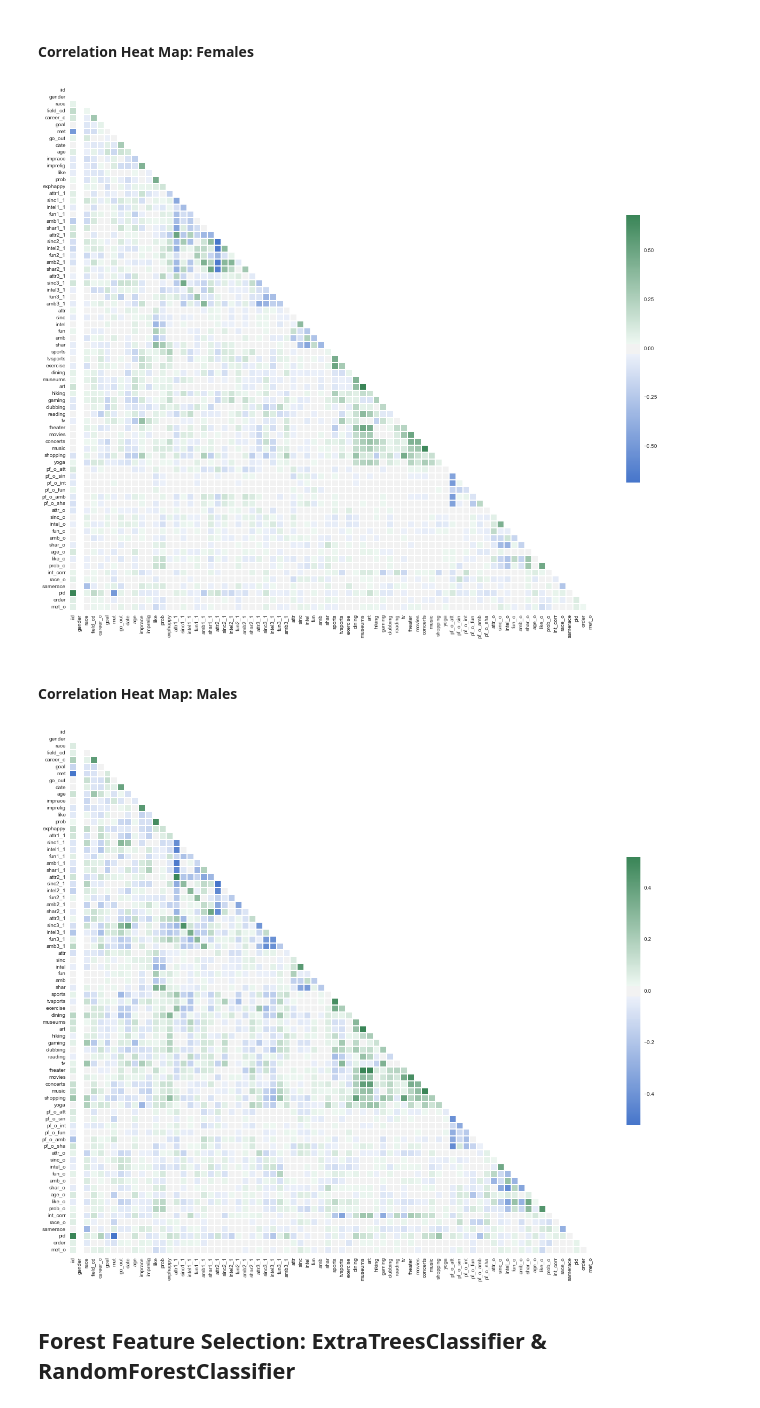
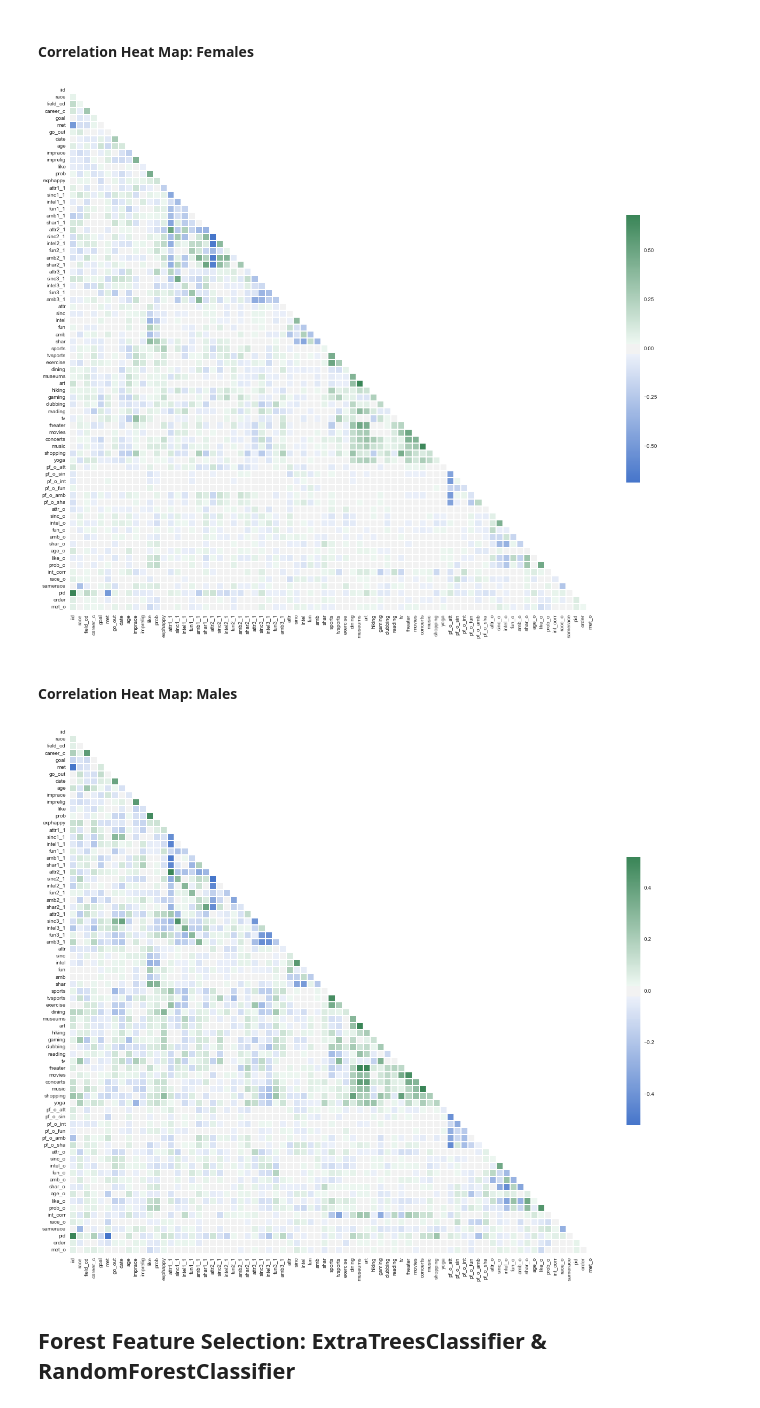
Before and after one commit to fiatveritas/Portfolio, a Jupyter notebook: Udacity_Project_5_Capstone/Love_At_First_Sight.ipynb, the cells around one changed output. Saved outputs shown, nothing was run; the diff lists cells and outputs as text; code cells hidden in the pictures.

```diff
--- a/Udacity_Project_5_Capstone/Love_At_First_Sight.ipynb
+++ b/Udacity_Project_5_Capstone/Love_At_First_Sight.ipynb
@@ -206,15 +206,15 @@ fc.make_corr(data[fc.feature_space])
 # %% [markdown]
 <h4>Correlation Heat Map: Females</h4>
 # %%
-fc.make_corr(data[fc.feature_space][data['gender'] == 0])
+fc.make_corr(data[fc.feature_space][data['gender'] == 0].drop(labels = 'gender', axis = 1))
 # %% [output]
-[figure, old version]
+[figure, new version]
 # %% [markdown]
 <h4>Correlation Heat Map: Males</h4>
 # %%
-fc.make_corr(data[fc.feature_space][data['gender'] == 1])
+fc.make_corr(data[fc.feature_space][data['gender'] == 1].drop(labels = 'gender', axis = 1))
 # %% [output]
-[figure, old version]
+[figure, new version]
 # %% [markdown]
 <h2>Forest Feature Selection: ExtraTreesClassifier & RandomForestClassifier</h2>
 # %%
```
